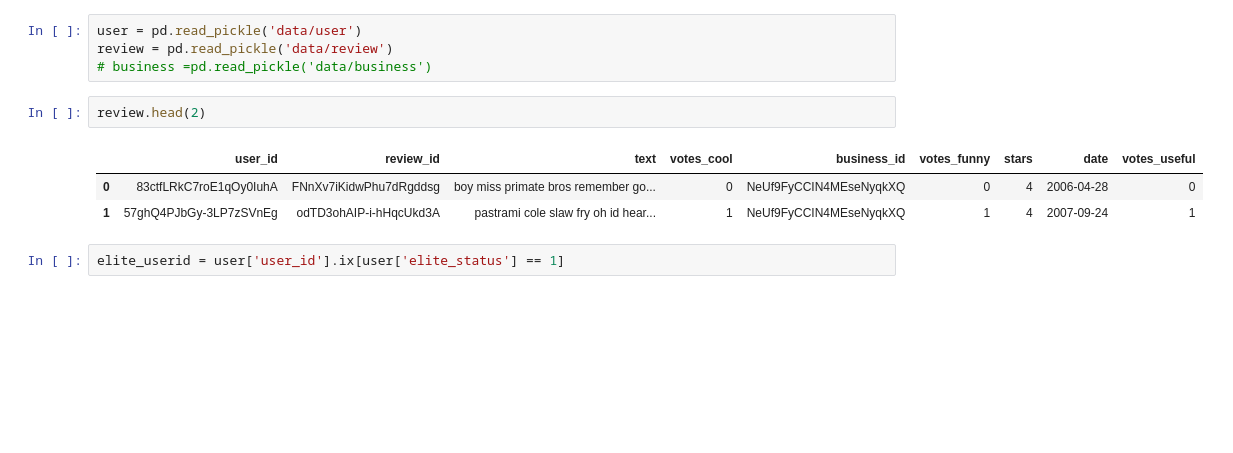
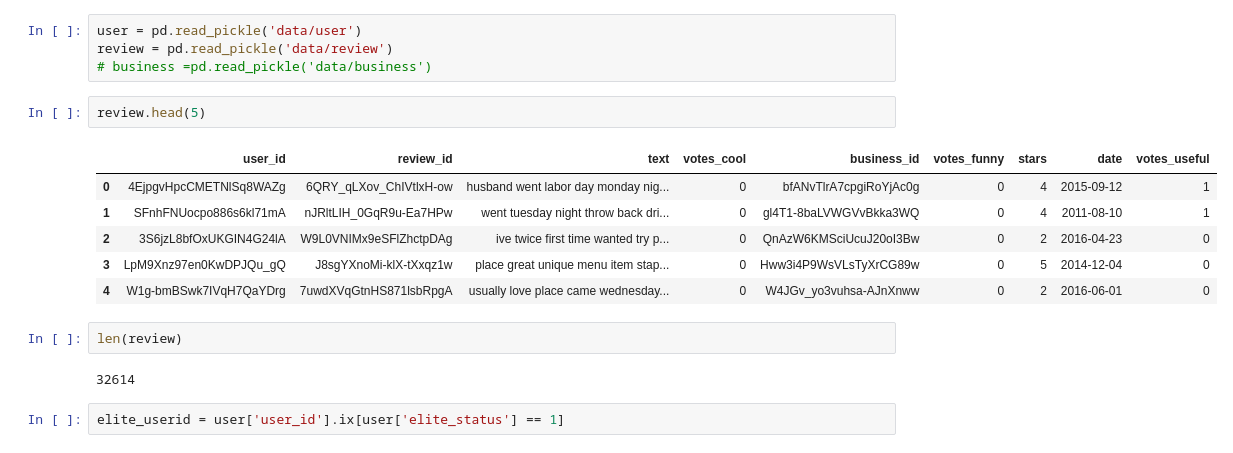
Before and after one commit to Charlotte1904/Yelp-Reviews, a Jupyter notebook: 4_Text-Classfication.ipynb, the cells around one changed output. Cells and saved outputs as stored; diff of their text form; blank space fills up the shorter version.

```diff
--- a/4_Text-Classfication.ipynb
+++ b/4_Text-Classfication.ipynb
@@ -44,11 +45,18 @@ user = pd.read_pickle('data/user')
 review = pd.read_pickle('data/review')
 # business =pd.read_pickle('data/business')
 # %%
-review.head(2)
+review.head(5)
 # %% [output]
 |  | user_id | review_id | text | votes_cool | business_id | votes_funny | stars | date | votes_useful |
-| 0 | 83ctfLRkC7roE1qOy0IuhA | FNnXv7iKidwPhu7dRgddsg | boy miss primate bros remember go... | 0 | NeUf9FyCCIN4MEseNyqkXQ | 0 | 4 | 2006-04-28 | 0 |
-| 1 | 57ghQ4PJbGy-3LP7zSVnEg | odTD3ohAIP-i-hHqcUkd3A | pastrami cole slaw fry oh id hear... | 1 | NeUf9FyCCIN4MEseNyqkXQ | 1 | 4 | 2007-09-24 | 1 |
+| 0 | 4EjpgvHpcCMETNlSq8WAZg | 6QRY_qLXov_ChIVtlxH-ow | husband went labor day monday nig... | 0 | bfANvTlrA7cpgiRoYjAc0g | 0 | 4 | 2015-09-12 | 1 |
+| 1 | SFnhFNUocpo886s6kl71mA | nJRltLIH_0GqR9u-Ea7HPw | went tuesday night throw back dri... | 0 | gl4T1-8baLVWGVvBkka3WQ | 0 | 4 | 2011-08-10 | 1 |
+| 2 | 3S6jzL8bfOxUKGIN4G24lA | W9L0VNIMx9eSFlZhctpDAg | ive twice first time wanted try p... | 0 | QnAzW6KMSciUcuJ20oI3Bw | 0 | 2 | 2016-04-23 | 0 |
+| 3 | LpM9Xnz97en0KwDPJQu_gQ | J8sgYXnoMi-klX-tXxqz1w | place great unique menu item stap... | 0 | Hww3i4P9WsVLsTyXrCG89w | 0 | 5 | 2014-12-04 | 0 |
+| 4 | W1g-bmBSwk7IVqH7QaYDrg | 7uwdXVqGtnHS871lsbRpgA | usually love place came wednesday... | 0 | W4JGv_yo3vuhsa-AJnXnww | 0 | 2 | 2016-06-01 | 0 |
+# %%
+len(review)
+# %% [output]
+32614
 # %%
 elite_userid = user['user_id'].ix[user['elite_status'] == 1]
 # %%
```
Also changed, not shown: parts of 84 cells of this notebook, 3 other files.
